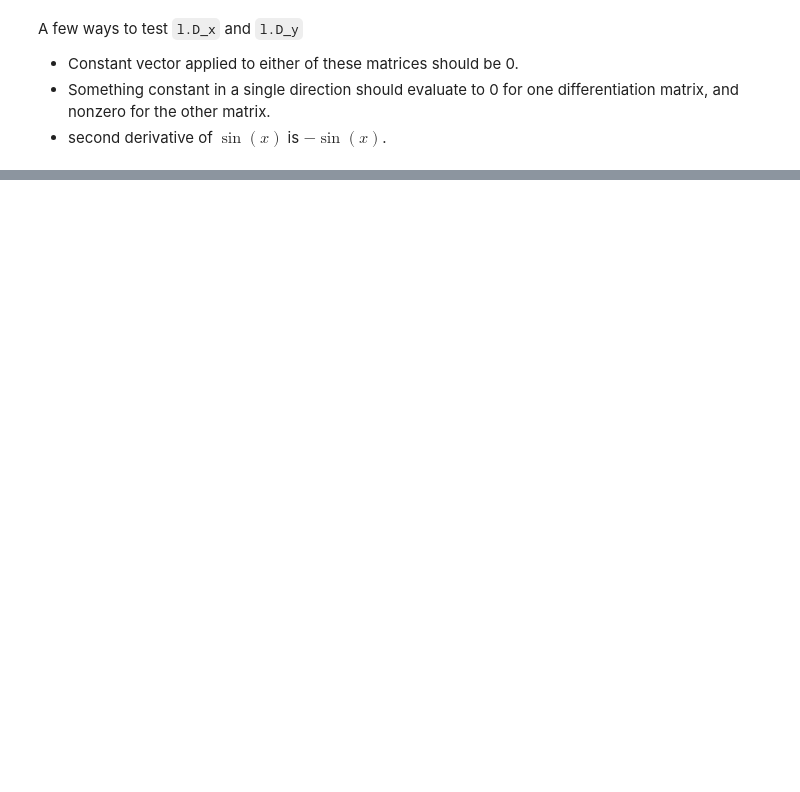
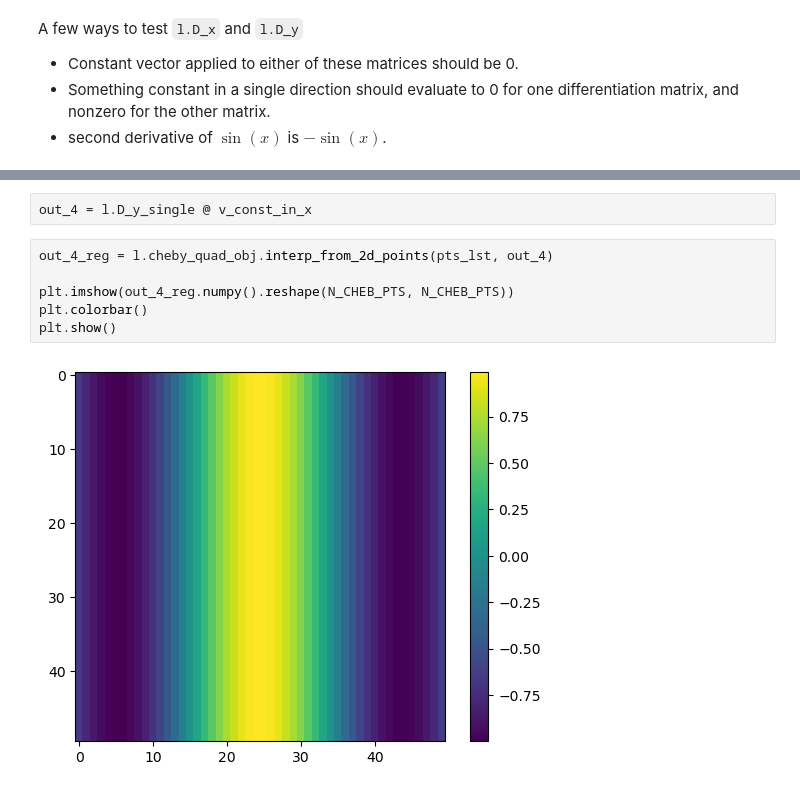
Before and after one commit to meliao/helmholtz_solvers, a Jupyter notebook: checks/differentiation_matrices.ipynb, the cells around one changed output, grey strips where cells are left out. Cells and saved outputs as stored; diff of their text form; blank space fills up the shorter version.

```diff
--- a/checks/differentiation_matrices.ipynb
+++ b/checks/differentiation_matrices.ipynb
@@ -44,0 +143,10 @@ A few ways to test `l.D_x` and `l.D_y`
+# %%
+out_4 = l.D_y_single @ v_const_in_x
+# %%
+out_4_reg = l.cheby_quad_obj.interp_from_2d_points(pts_lst, out_4)
+
+plt.imshow(out_4_reg.numpy().reshape(N_CHEB_PTS, N_CHEB_PTS))
+plt.colorbar()
+plt.show()
+# %% [output]
+[figure, added]
```
Also changed, not shown: parts of 14 cells of this notebook, 7 other files.
